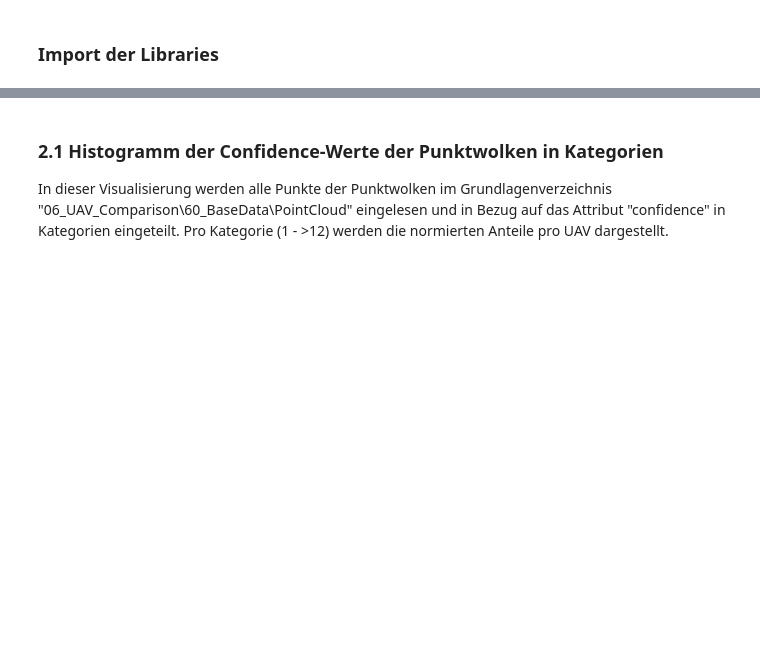
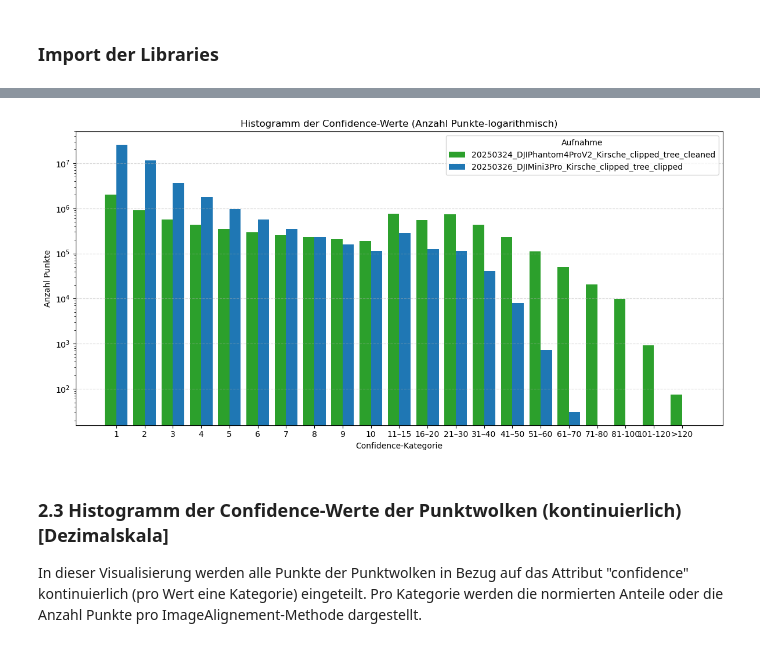
Before and after one commit to naamp/BTh11_Trieblaengenwachstum, a Jupyter notebook: 06_UAV_Comparison/06_B_UAV_Comparison_PointCloud_Confidence.ipynb, the cells around one changed output, grey strips where cells are left out. Cells and saved outputs as stored; diff of their text form; code cells hidden in the pictures; blank space fills up the shorter version.

```diff
--- a/06_UAV_Comparison/06_B_UAV_Comparison_PointCloud_Confidence.ipynb
+++ b/06_UAV_Comparison/06_B_UAV_Comparison_PointCloud_Confidence.ipynb
@@ -44,3 +328,79 @@ Die Punkwolken werden aufgrund der Attribute analysiert, um eine Erkenntnis aus
+# %%
+#============================================ Histogramm-Confidence-Werte - ANZAHL PUNKTE / LOGARITHMISCH ============================================
+
+import os
+import glob
+import numpy as np
+import laspy
+import matplotlib.pyplot as plt
+
+# Verzeichnis mit den LAS-Dateien
+las_dir = "D:\\BTh11_Asuwertung_PC\\fhnw_code\\BTh11_Trieblaengenwachstum\\06_UAV_Comparison\\60_BaseData\\PointCloud\\pc_tree_cleaned"
+
+# Alle LAS-Dateien im Verzeichnis finden
+las_files = sorted(glob.glob(os.path.join(las_dir, "*.las")))
+
+if not las_files:
+    raise FileNotFoundError(f"Keine LAS-Dateien im Verzeichnis gefunden: {las_dir}")
+
+# Bins nach benutzerdefinierten Bereichen
+bins = [1, 2, 3, 4, 5, 6, 7, 8, 9, 10, 11, 16, 21, 31, 41, 51, 61, 71, 81, 101, 120, 150]
+bin_labels = ["1", "2", "3", "4", "5", "6", "7", "8", "9", "10",
+              "11–15", "16–20", "21–30", "31–40", "41–50", "51–60", "61–70", "71-80", "81-100", "101-120", ">120"]
+
+
+# Funktion zur Berechnung des normalisierten Histogramms der Confidence-Werte
+def compute_confidence_histogram(file_path):
+    las = laspy.read(file_path)
+    if "confidence" not in las.point_format.dimension_names:
+        raise ValueError(f"Feld 'confidence' fehlt in Datei: {file_path}")
+    confidence = las['confidence']
+    counts, _ = np.histogram(confidence, bins=bins)
+    return counts
+
+# Farbpalette (z. B. aus Tableau / Plotly / ColorBrewer etc.)
+colors = ["#2ca02c", "#1f77b4"]
+
+# Histogramme berechnen und speichern
+hist_data = []
+labels = []
+
+for idx, file in enumerate(las_files):
+    try:
+        hist = compute_confidence_histogram(file)
+        hist_data.append(hist)
+        # Optional: Nur das Datum aus dem Dateinamen extrahieren
+        basename = os.path.basename(file)
+        label = os.path.splitext(basename)[0]  # z.B. "20250224"
+        labels.append(label)
+    except Exception as e:
+        print(f"Fehler beim Verarbeiten von {file}: {e}")
+
+# Plot vorbereiten
+x = np.arange(len(bin_labels))  # Positionen der Kategorien
+width = 0.8 / len(hist_data)  # Balkenbreite dynamisch anpassen
+
+fig, ax = plt.subplots(figsize=(12, 6))
+
+# Für jede Datei Balken zeichnen
+for i, (hist, label) in enumerate(zip(hist_data, labels)):
+    offset = (i - len(hist_data)/2) * width + width/2
+    ax.bar(x + offset, hist, width=width, label=label, color=colors[i % len(colors)])
+
+# Achsen & Layout
+ax.set_xticks(x)
+ax.set_xticklabels(bin_labels)
+ax.set_xlabel("Confidence-Kategorie")
+ax.set_ylabel("Anzahl Punkte")
+ax.set_title("Histogramm der Confidence-Werte (Anzahl Punkte-logarithmisch)")
+ax.set_yscale("log")
+ax.legend(title="Aufnahme")
+ax.grid(axis="y", linestyle="--", alpha=0.5)
+
+plt.tight_layout()
+plt.show()
+# %% [output]
+[figure, added]
 # %% [markdown]
-### 2.1 Histogramm der Confidence-Werte der Punktwolken in Kategorien
-In dieser Visualisierung werden alle Punkte der Punktwolken im Grundlagenverzeichnis "06_UAV_Comparison\60_BaseData\PointCloud" eingelesen und in Bezug auf das Attribut "confidence" in Kategorien eingeteilt. Pro Kategorie (1 - >12) werden die normierten Anteile pro UAV dargestellt.
+### 2.3 Histogramm der Confidence-Werte der Punktwolken (kontinuierlich) [Dezimalskala]
+In dieser Visualisierung werden alle Punkte der Punktwolken in Bezug auf das Attribut "confidence" kontinuierlich (pro Wert eine Kategorie) eingeteilt. Pro Kategorie werden die normierten Anteile oder die Anzahl Punkte pro ImageAlignement-Methode dargestellt.
```
Also changed, not shown: parts of 27 cells of this notebook, 30 other files.
